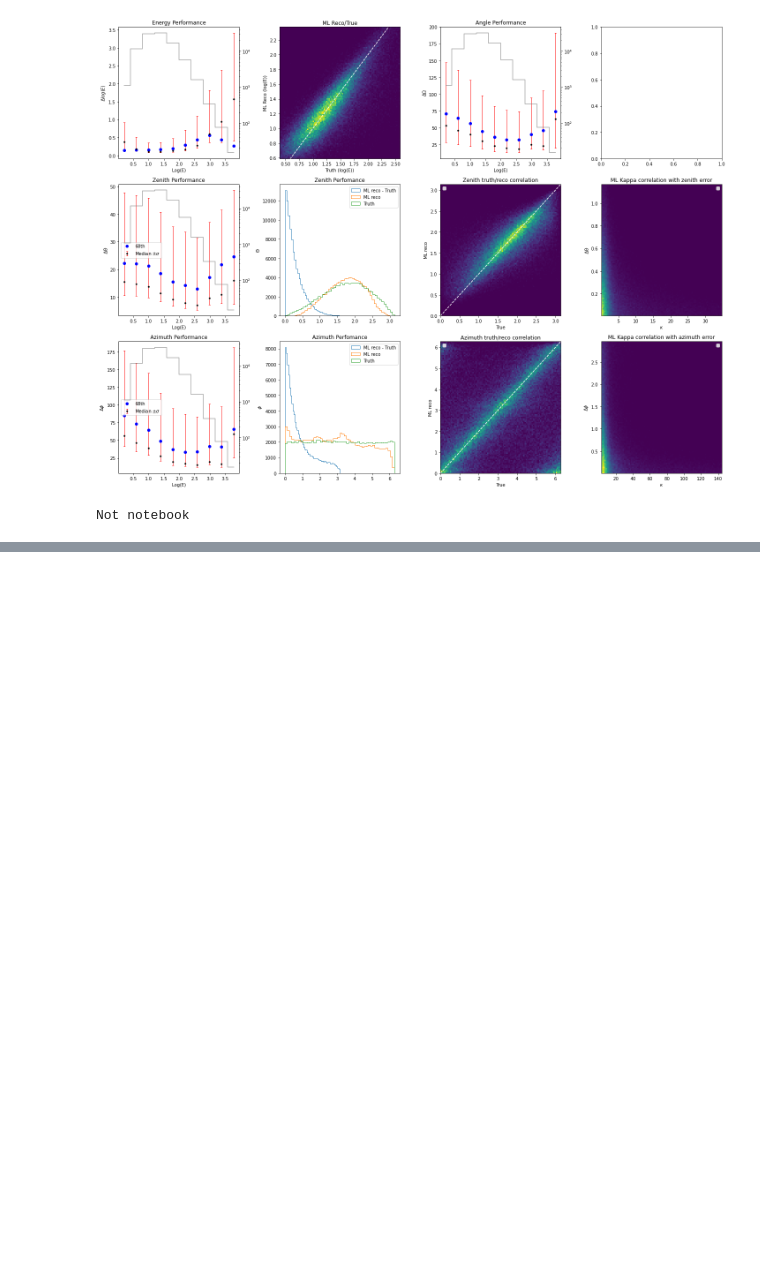
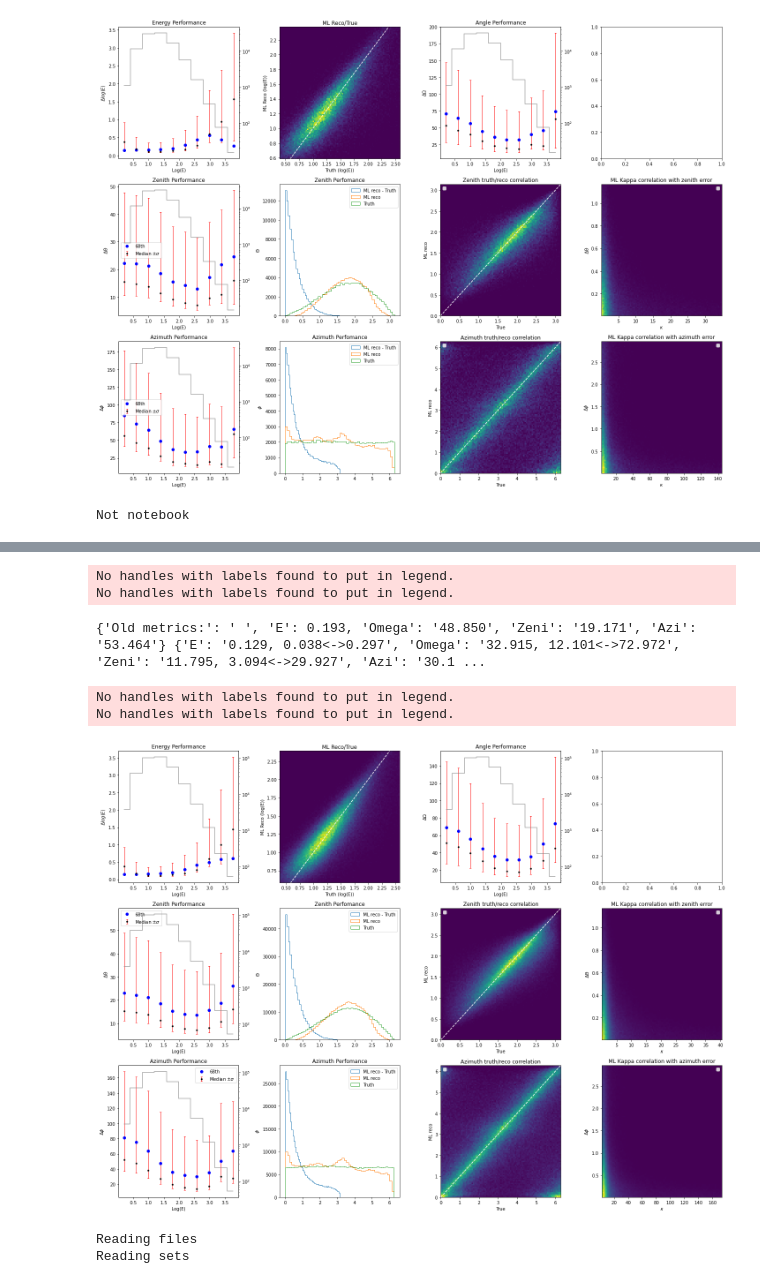
Before and after one commit to astrockragh/IceCube, a Jupyter notebook: model_eval/kappa_improvement.ipynb, the cells around one changed output, grey strips where cells are left out. Drawn from its saved outputs; the diff is of its cells as text; code cells hidden in the pictures; blank space fills up the shorter version.

Commit message:
new data loader

```diff
--- a/model_eval/kappa_improvement.ipynb
+++ b/model_eval/kappa_improvement.ipynb
@@ -392,0 +297,78 @@ Reading sets
+# %%
+with tf.device('/cpu:0'):
+    save_options = tf.saved_model.SaveOptions(experimental_io_device='/job:localhost')
+    model=tf.keras.models.load_model("trained_models/IceCube_neutrino/KHop_K[1,2]agmaxn_25_2htf2yxw", options=save_options)
+model.compile()
+batch_size=512
+# dataset=graph_data(test_steps=10, n_neighbors=25, restart=False, \
+#                                      transform_path='../db_files/dev_lvl7//transformers.pkl')
+loader_train = DisjointLoader(train_data, batch_size=batch_size, epochs=1)
+loader_test = DisjointLoader(test_data, batch_size=batch_size, epochs=1)
+# %%
+@tf.function(input_signature = loader_test.tf_signature(), experimental_relax_shapes = True)
+def test_step(inputs, targets):
+    predictions = model(inputs, training = False)
+    targets     = tf.cast(targets, tf.float32)
+
+    return predictions, targets
+# %%
+def predict(loader):
+    prediction_list, target_list = [], []
+    for batch in tqdm(loader):
+        inputs, targets = batch
+        predictions, targets = test_step(inputs, targets)
+
+        prediction_list.append(predictions.numpy())
+        target_list.append(targets.numpy())
+        y_reco  = tf.concat(prediction_list, axis = 0).numpy()
+        y_true  = tf.concat(target_list, axis = 0)
+        y_true  = tf.cast(y_true, tf.float32).numpy()
+    return y_reco, y_true
+# %%
+# loader = DisjointLoader(dataset[:int(1e5)], batch_size=batch_size, epochs=1)
+reco, true=predict(loader_test)
+# %%
+import eval_plots as e
+reload(e)
+performance=e.performance_vM2D
+# performance(reco1, true1);
+performance(reco, true);
+# %% [output]
+No handles with labels found to put in legend.
+No handles with labels found to put in legend.
+{'Old metrics:': ' ', 'E': 0.193, 'Omega': '48.850', 'Zeni': '19.171', 'Azi': '53.464'} {'E': '0.129, 0.038<->0.297', 'Omega': '32.915, 12.101<->72.972', 'Zeni': '11.795, 3.094<->29.927', 'Azi': '30.1 ...
+No handles with labels found to put in legend.
+No handles with labels found to put in legend.
+[figure, added]
+# %%
+import sqlite3
+with sqlite3.connect(db_path) as conn:
+    # Find indices to cut after
+
+#     # SQL queries format
+#     feature_call = ", ".join(self.features)
+#     target_call  = ", ".join(self.targets)
+
+    # Load data from db-file
+    print("Reading files")
+    df_truth=read_sql(f"select event_no from truth", conn)
+splits=np.array_split(np.sort(df_truth['event_no'].to_numpy()),n_steps)
+start_ids, stop_ids=[],[]
+for i in range(n_steps):
+    start_ids.append(splits[i][0])
+    stop_ids.append(splits[i][-1])
+
+train_events, test_events=get_event_no()
+df_sort=df_truth.sort_values('event_no')
+df_sort=df_sort.reset_index(drop=True)
+df_test=df_sort[df_sort['event_no'].isin(test_events)]
+df_train=df_sort[df_sort['event_no'].isin(train_events)]
+testid, trainid=df_test.index.to_numpy(), df_train.index.to_numpy()
+splits_test, splits_train= [], []
+for i in range(n_steps):
+    mte =np.where(splits[i] in test_events, 1, 0)
+    mtra = np.where(splits[i] in train_events, 1, 0)
+#     test, train=
+# %% [output]
+Reading files
+Reading sets
```
Also changed, not shown: parts of 12 cells of this notebook, 2 other files.
